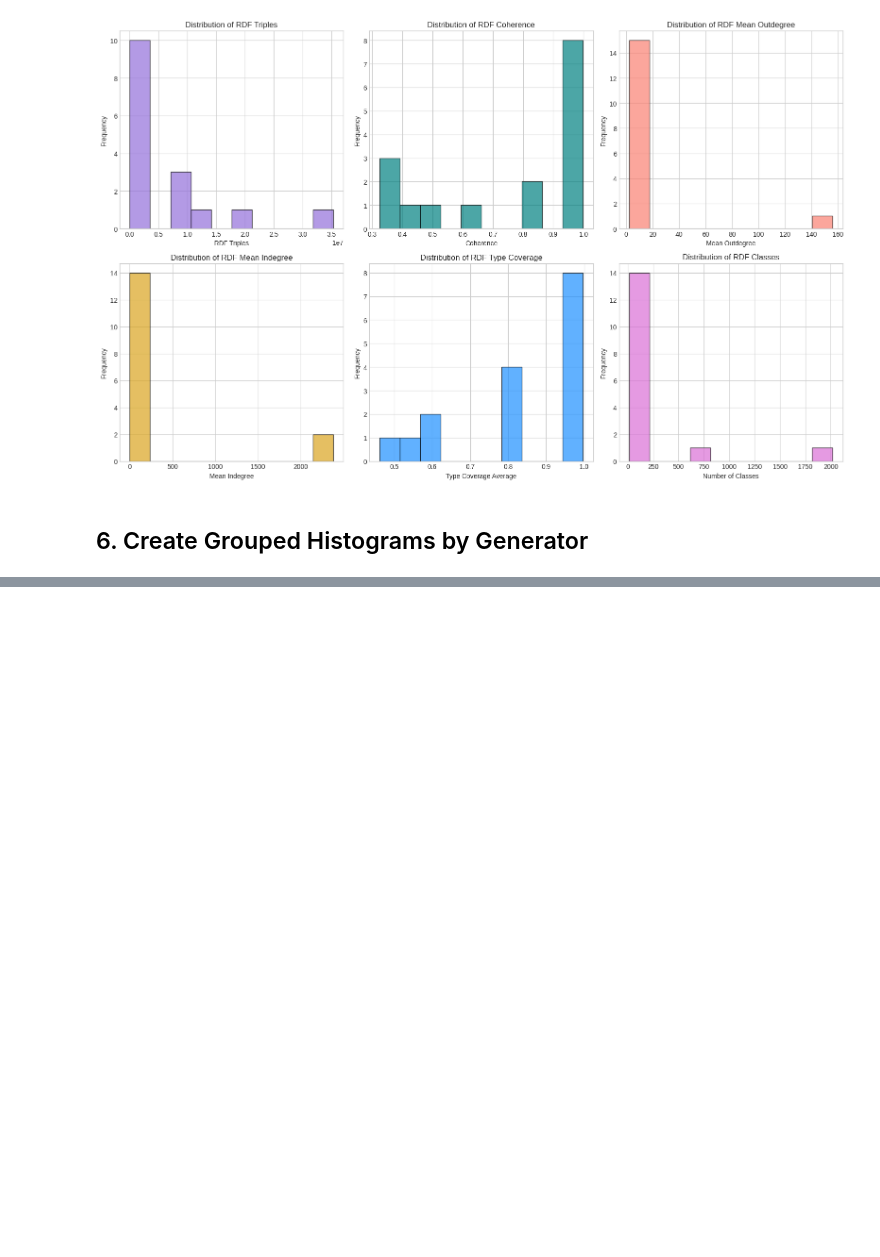
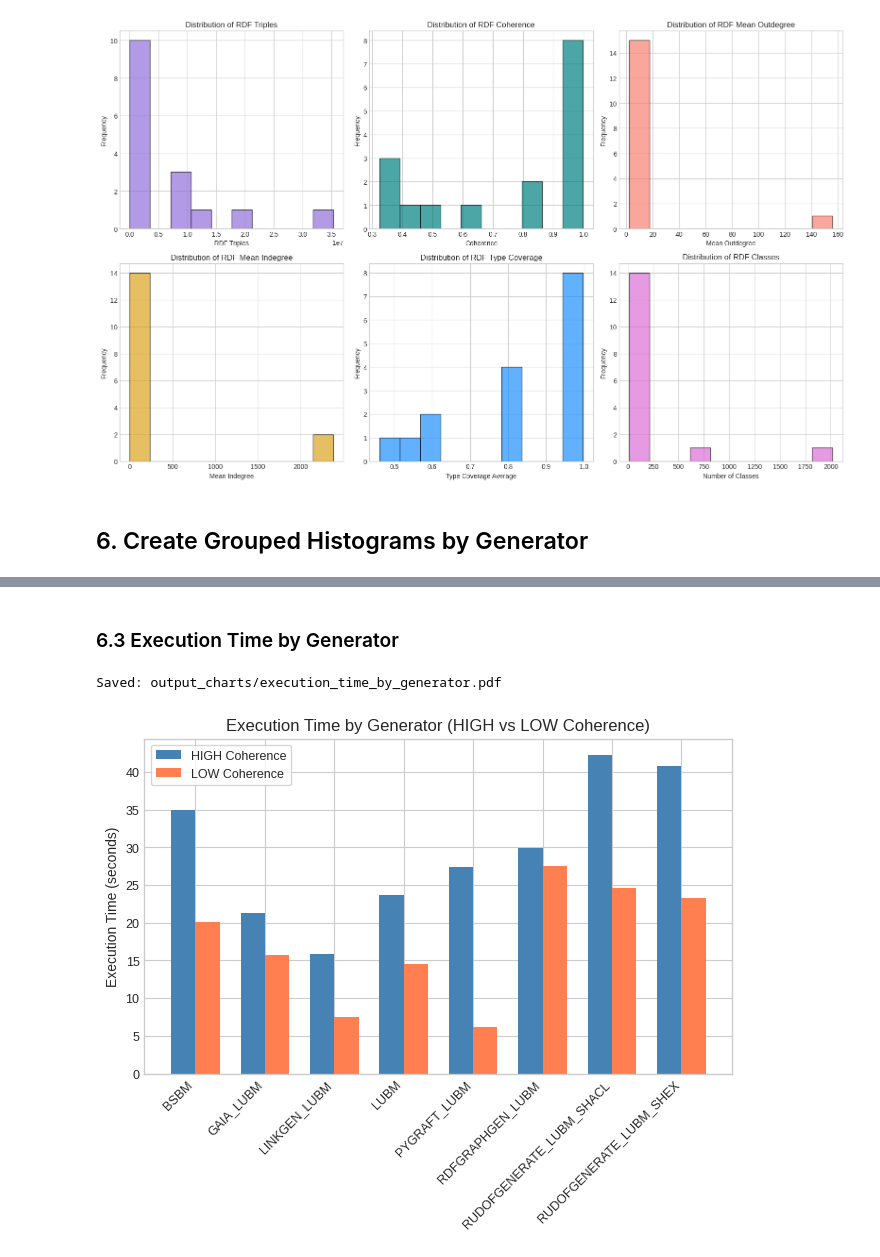
Before and after one commit to DiegoMfer/benchmarks-synthetic-data-generators, a Jupyter notebook: metrics_histogram.ipynb, the cells around one changed output, grey strips where cells are left out. Cells and saved outputs as stored; diff of their text form; code cells hidden in the pictures; blank space fills up the shorter version.

```diff
--- a/metrics_histogram.ipynb
+++ b/metrics_histogram.ipynb
@@ -267,0 +266,27 @@ plt.show()
+# %% [markdown]
+### 6.3 Execution Time by Generator
+# %%
+
+# Execution Time by Generator
+fig, ax_time = plt.subplots(figsize=(FIG_W, FIG_H))
+
+high_exec_time = df[df['Coherence_Level'] == 'HIGH'].set_index('Base_Generator')['Perf_Execution_Time']
+low_exec_time  = df[df['Coherence_Level'] == 'LOW'].set_index('Base_Generator')['Perf_Execution_Time']
+
+ax_time.bar(x - width/2, [high_exec_time.get(g, 0) for g in generators], width, label='HIGH Coherence', color=colors['HIGH'])
+ax_time.bar(x + width/2, [low_exec_time.get(g, 0) for g in generators],  width, label='LOW Coherence',  color=colors['LOW'])
+ax_time.set_ylabel('Execution Time (seconds)', fontsize=LABEL_SIZE)
+ax_time.set_title('Execution Time by Generator (HIGH vs LOW Coherence)', fontsize=TITLE_SIZE)
+ax_time.set_xticks(x)
+ax_time.set_xticklabels(generators, rotation=45, ha='right', fontsize=TICK_SIZE)
+ax_time.tick_params(axis='y', labelsize=TICK_SIZE)
+ax_time.legend(fontsize=LEGEND_SIZE, loc='upper left', frameon=True)
+
+fig.subplots_adjust(left=0.12, right=0.96, bottom=0.25, top=0.92)
+fig.savefig('output_charts/execution_time_by_generator.pdf', format='pdf', bbox_inches='tight')
+print('Saved: output_charts/execution_time_by_generator.pdf')
+
+plt.show()
+# %% [output]
+Saved: output_charts/execution_time_by_generator.pdf
+[figure, added]
```
Also changed, not shown: parts of 5 cells of this notebook, 6 other files.
